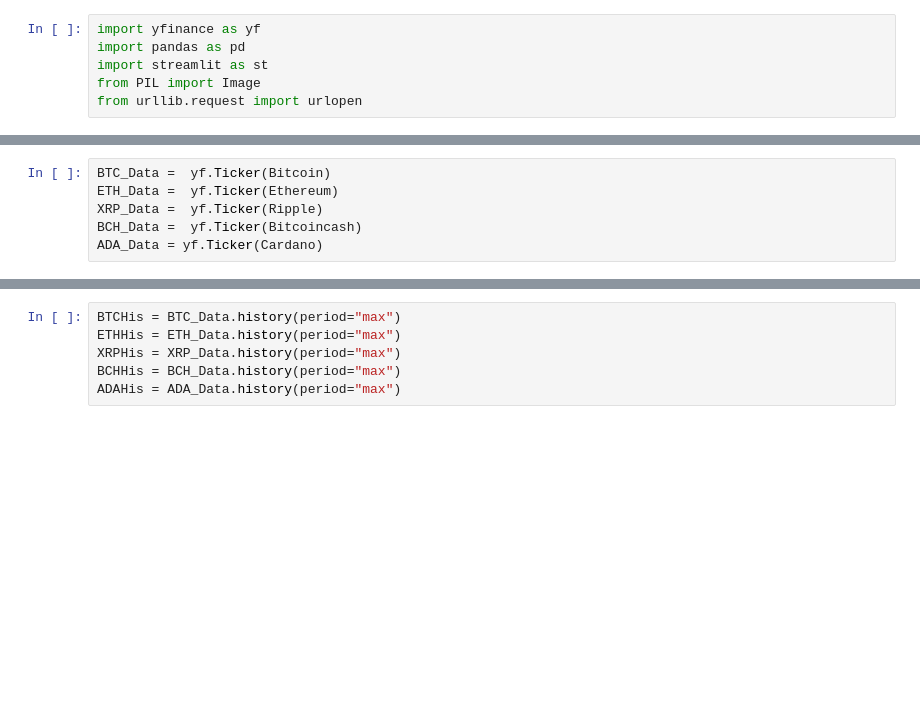
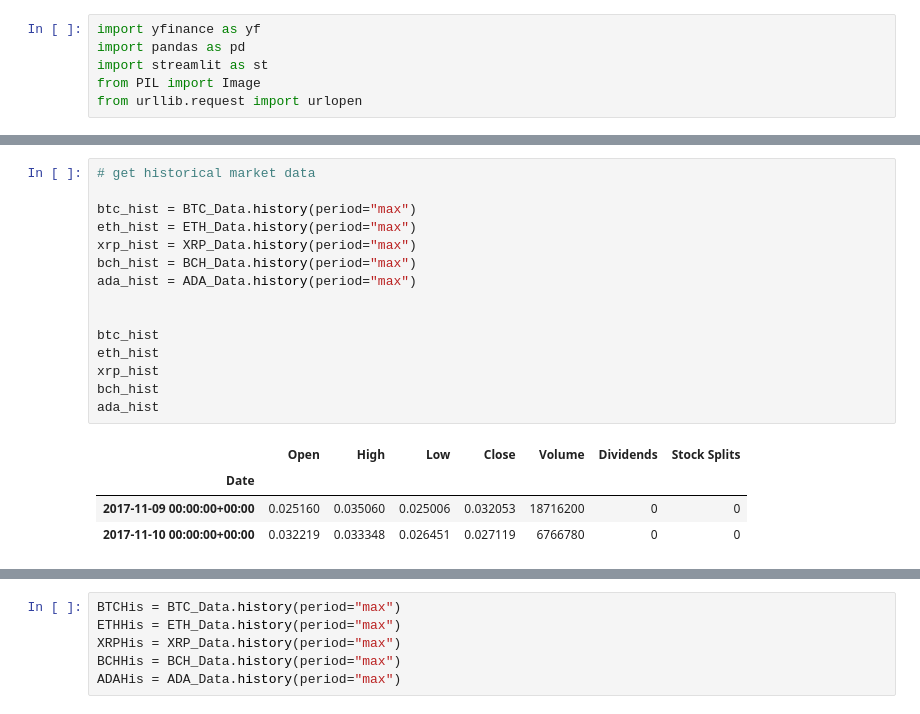
Before and after one commit to Aqui1983/Wallet-Collector-Financial-app-Project-1, a Jupyter notebook: Market-Data-Api.ipynb, the cells around one changed output, grey strips where cells are left out. Cells and saved outputs as stored; diff of their text form; blank space fills up the shorter version.

```diff
--- a/Market-Data-Api.ipynb
+++ b/Market-Data-Api.ipynb
@@ -30,6 +26,0 @@ ADA_Data = yf.Ticker(Cardano)
-# %%
-BTC_Data =  yf.Ticker(Bitcoin)
-ETH_Data =  yf.Ticker(Ethereum)
-XRP_Data =  yf.Ticker(Ripple)
-BCH_Data =  yf.Ticker(Bitcoincash)
-ADA_Data = yf.Ticker(Cardano)
@@ -35,0 +94,20 @@ ADA_Data = yf.Ticker(Cardano)
+# %%
+# get historical market data
+
+btc_hist = BTC_Data.history(period="max")
+eth_hist = ETH_Data.history(period="max")
+xrp_hist = XRP_Data.history(period="max")
+bch_hist = BCH_Data.history(period="max")
+ada_hist = ADA_Data.history(period="max")
+
+
+btc_hist
+eth_hist
+xrp_hist
+bch_hist
+ada_hist
+# %% [output]
+|  | Open | High | Low | Close | Volume | Dividends | Stock Splits |
+| Date |  |  |  |  |  |  |  |
+| 2017-11-09 00:00:00+00:00 | 0.025160 | 0.035060 | 0.025006 | 0.032053 | 18716200 | 0 | 0 |
+| 2017-11-10 00:00:00+00:00 | 0.032219 | 0.033348 | 0.026451 | 0.027119 | 6766780 | 0 | 0 |
```
Also changed, not shown: parts of 18 cells of this notebook, 1 other file.
